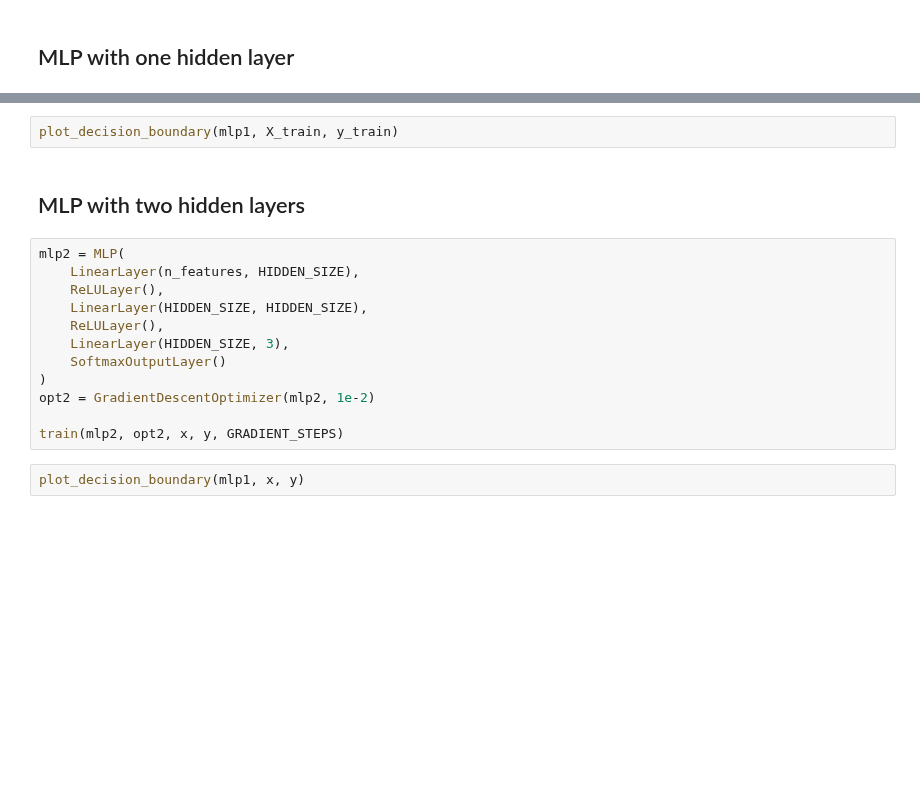
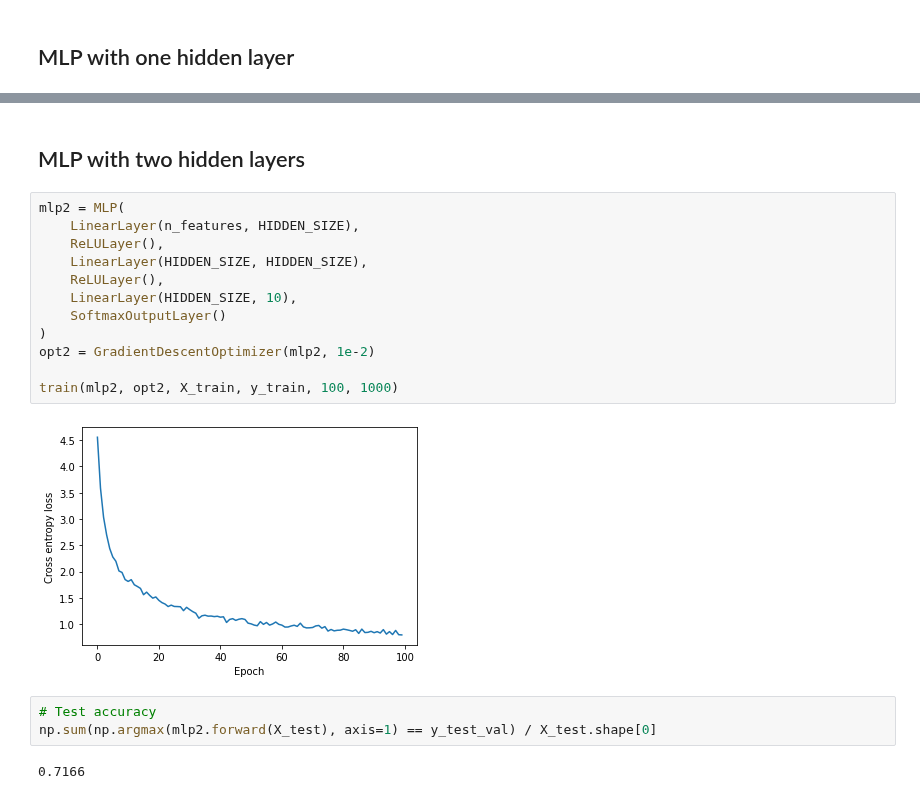
Before and after one commit to acollin19/comp551, a Jupyter notebook: A3/assignment3_group_24.ipynb, the cells around one changed output, grey strips where cells are left out. Drawn from its saved outputs; the diff is of its cells as text; blank space fills up the shorter version.

```diff
--- a/A3/assignment3_group_24.ipynb
+++ b/A3/assignment3_group_24.ipynb
@@ -197,18 +201,21 @@ train(mlp1, opt1, X_train, y_train, GRADIENT_STEPS)
-# %%
-plot_decision_boundary(mlp1, X_train, y_train)
 # %% [markdown]
 ## MLP with two hidden layers
 # %%
 mlp2 = MLP(
     LinearLayer(n_features, HIDDEN_SIZE),
     ReLULayer(),
     LinearLayer(HIDDEN_SIZE, HIDDEN_SIZE),
     ReLULayer(),
-    LinearLayer(HIDDEN_SIZE, 3),
+    LinearLayer(HIDDEN_SIZE, 10),
     SoftmaxOutputLayer()
 )
 opt2 = GradientDescentOptimizer(mlp2, 1e-2)
 
-train(mlp2, opt2, x, y, GRADIENT_STEPS)
+train(mlp2, opt2, X_train, y_train, 100, 1000)
+# %% [output]
+[figure, added]
-# %%
-plot_decision_boundary(mlp1, x, y)
+# %%
+# Test accuracy
+np.sum(np.argmax(mlp2.forward(X_test), axis=1) == y_test_val) / X_test.shape[0]
+# %% [output]
+0.7166
```
Also changed, not shown: parts of 6 cells of this notebook.
